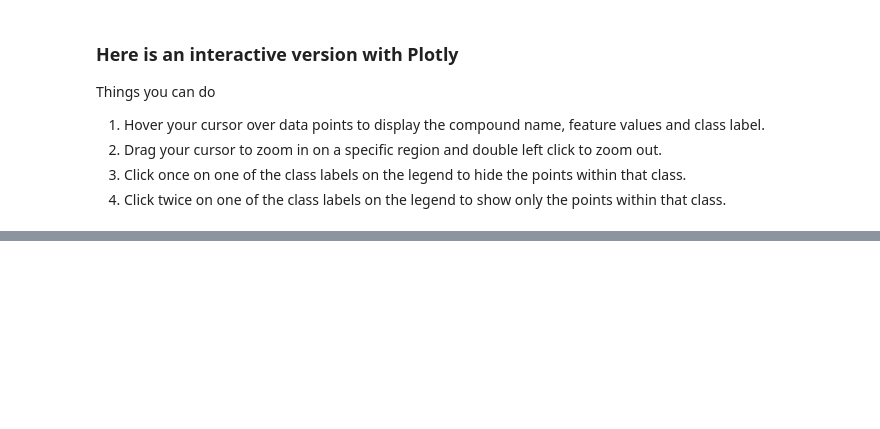
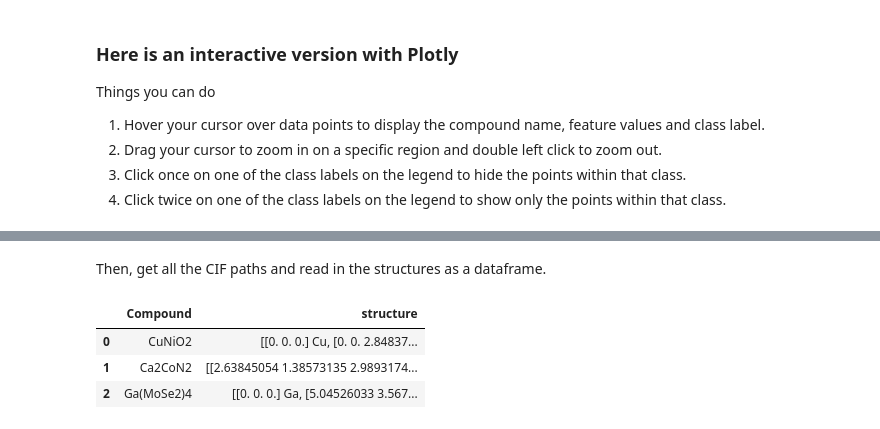
Before and after one commit to rpw199912j/mit_model_code, a Jupyter notebook: notebooks/pipeline_demo.ipynb, the cells around one changed output, grey strips where cells are left out. Cells and saved outputs as stored; diff of their text form; code cells hidden in the pictures; blank space fills up the shorter version.

```diff
--- a/notebooks/pipeline_demo.ipynb
+++ b/notebooks/pipeline_demo.ipynb
@@ -286,0 +300,2 @@ IFrame(src='../plots/new_struct_mendeleev_cov_radius.html', width=1100, height=1
+# %% [markdown]
+Then, get all the CIF paths and read in the structures as a dataframe.
@@ -286,0 +313,7 @@ IFrame(src='../plots/new_struct_mendeleev_cov_radius.html', width=1100, height=1
+# %%
+df_batch
+# %% [output]
+|  | Compound | structure |
+| 0 | CuNiO2 | [[0. 0. 0.] Cu, [0. 0. 2.84837... |
+| 1 | Ca2CoN2 | [[2.63845054 1.38573135 2.9893174... |
+| 2 | Ga(MoSe2)4 | [[0. 0. 0.] Ga, [5.04526033 3.567... |
```
Also changed, not shown: parts of 19 cells of this notebook.
